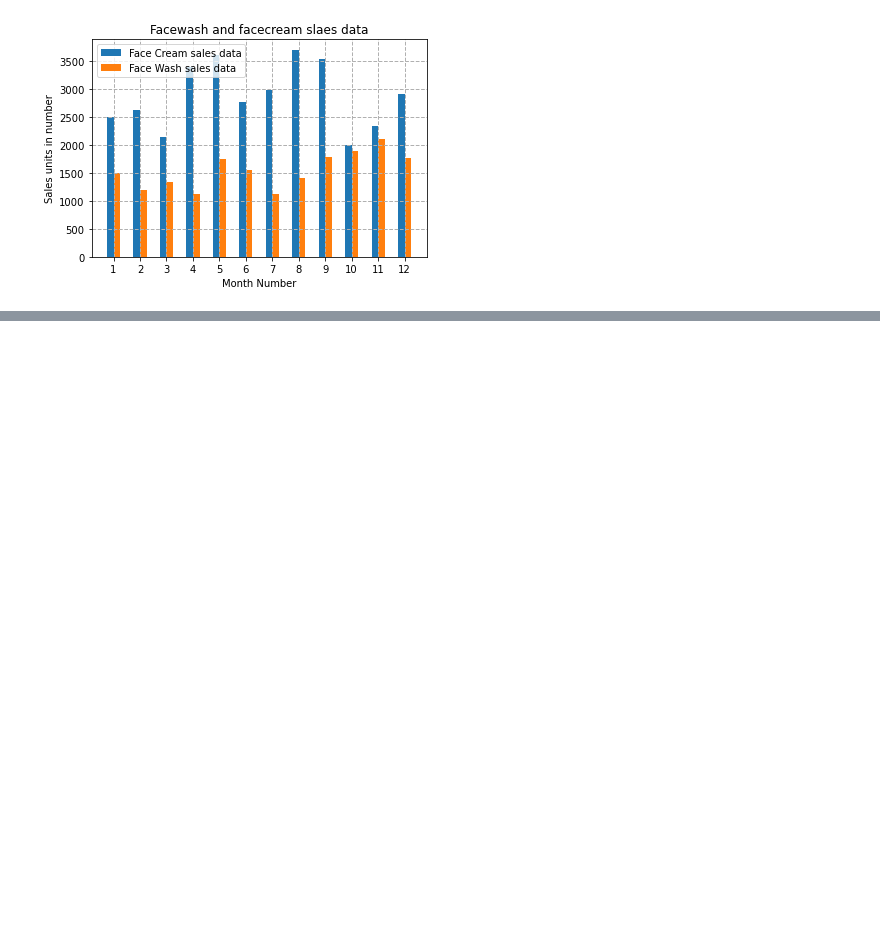
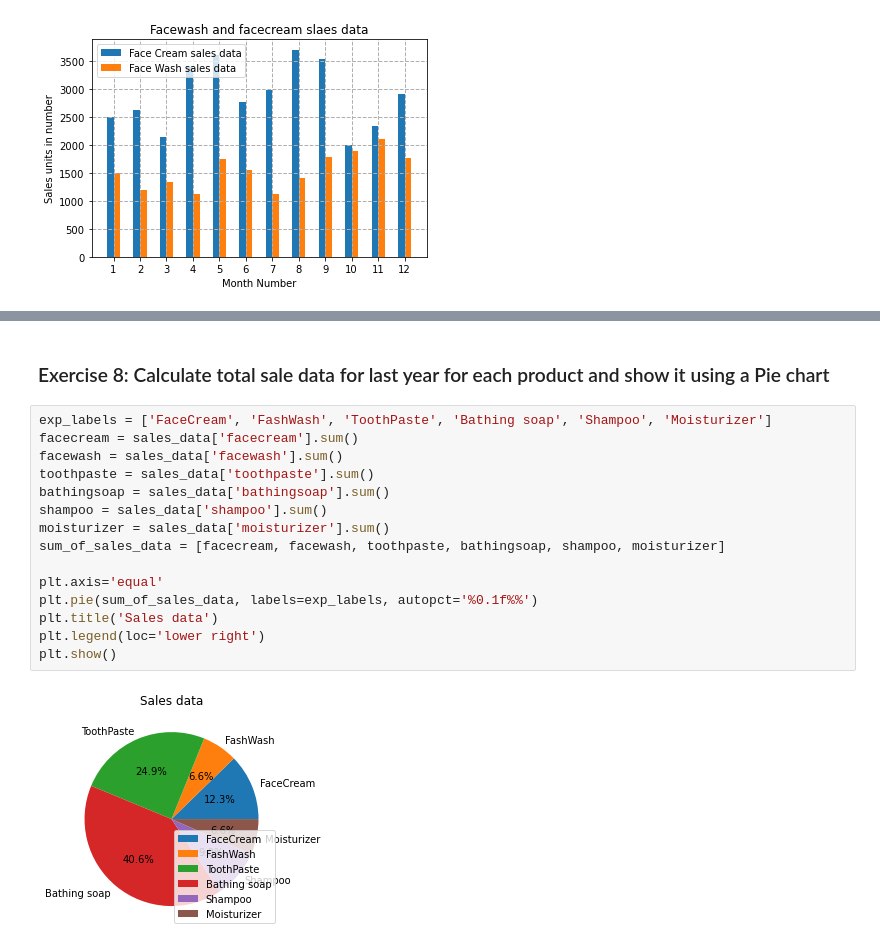
Before and after one commit to muhammad-rajib/matplotlib, a Jupyter notebook: visualize_company_sales_data.ipynb, the cells around one changed output, grey strips where cells are left out. Cells and saved outputs as stored; diff of their text form; blank space fills up the shorter version.

```diff
--- a/visualize_company_sales_data.ipynb
+++ b/visualize_company_sales_data.ipynb
@@ -137,0 +173,19 @@ plt.show()
+# %% [markdown]
+### Exercise 8: Calculate total sale data for last year for each product and show it using a Pie chart
+# %%
+exp_labels = ['FaceCream', 'FashWash', 'ToothPaste', 'Bathing soap', 'Shampoo', 'Moisturizer']
+facecream = sales_data['facecream'].sum()
+facewash = sales_data['facewash'].sum()
+toothpaste = sales_data['toothpaste'].sum()
+bathingsoap = sales_data['bathingsoap'].sum()
+shampoo = sales_data['shampoo'].sum()
+moisturizer = sales_data['moisturizer'].sum()
+sum_of_sales_data = [facecream, facewash, toothpaste, bathingsoap, shampoo, moisturizer]
+
+plt.axis='equal'
+plt.pie(sum_of_sales_data, labels=exp_labels, autopct='%0.1f%%')
+plt.title('Sales data')
+plt.legend(loc='lower right')
+plt.show()
+# %% [output]
+[figure, added]
```
Also changed, not shown: parts of 8 cells of this notebook, 8 other files.
